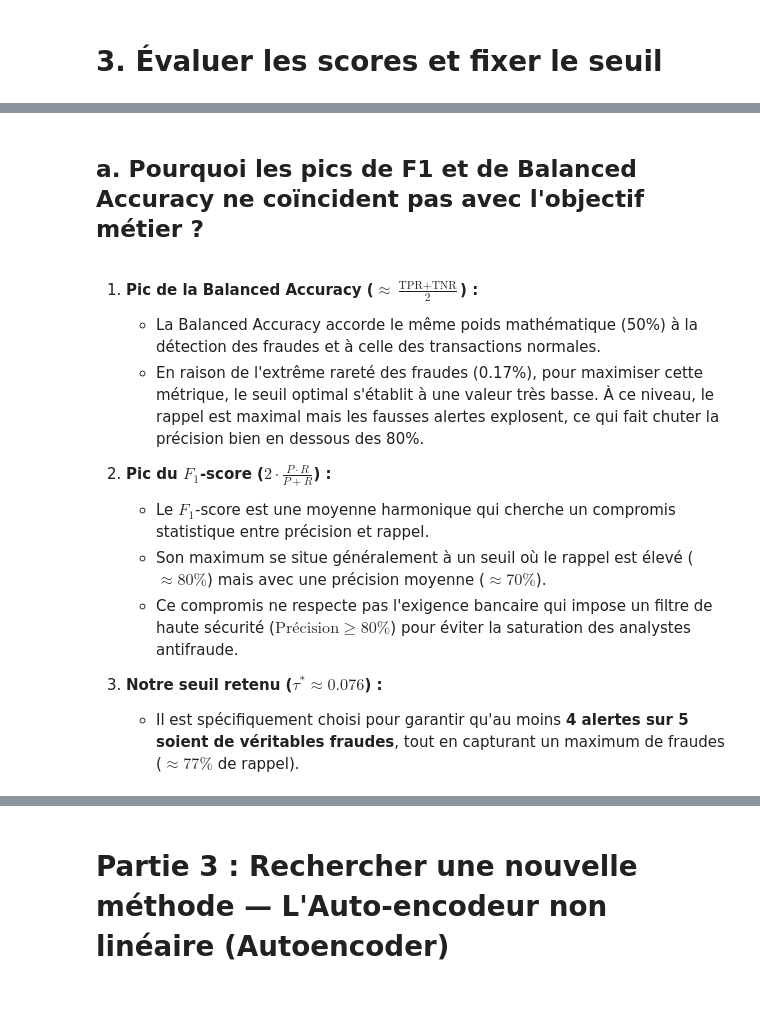
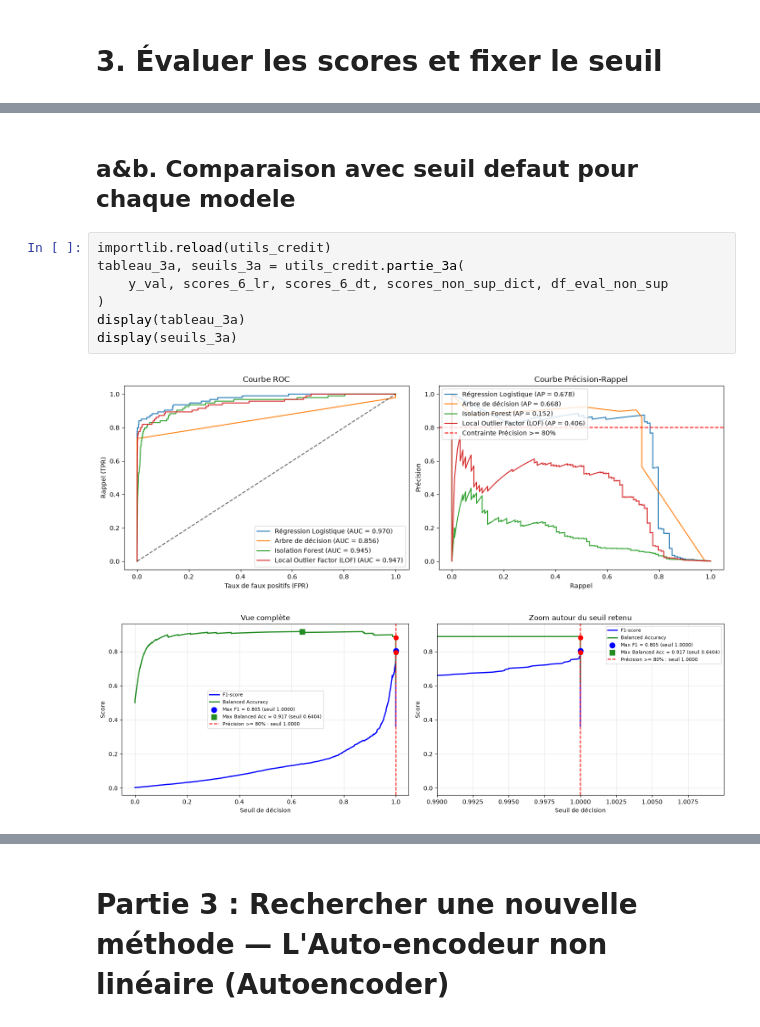
Before and after one commit to HananeDjouadi/TP-Anomalie-ML, a Jupyter notebook: notebook/partie2et3_fraudes.ipynb, the cells around one changed output, grey strips where cells are left out. Drawn from its saved outputs; the diff is of its cells as text; blank space fills up the shorter version.

```diff
--- a/notebook/partie2et3_fraudes.ipynb
+++ b/notebook/partie2et3_fraudes.ipynb
@@ -457,14 +434,12 @@ Seuil opérationnel retenu sur Validation : 0.075610
-# %% [markdown]
-## a. Pourquoi les pics de F1 et de Balanced Accuracy ne coïncident pas avec l'objectif métier ?
-# %% [markdown]
-1. **Pic de la Balanced Accuracy ($\approx \frac{\text{TPR} + \text{TNR}}{2}$) :**
-   - La Balanced Accuracy accorde le même poids mathématique (50%) à la détection des fraudes et à celle des transactions normales.
-   - En raison de l'extrême rareté des fraudes (0.17%), pour maximiser cette métrique, le seuil optimal s'établit à une valeur très basse. À ce niveau, le rappel est maximal mais les fausses alertes explosent, ce qui fait chuter la précision bien en dessous des 80%.
-
-2. **Pic du $F_1$-score ($2 \cdot \frac{P \cdot R}{P + R}$) :**
-   - Le $F_1$-score est une moyenne harmonique qui cherche un compromis statistique entre précision et rappel.
-   - Son maximum se situe généralement à un seuil où le rappel est élevé ($\approx 80\%$) mais avec une précision moyenne ($\approx 70\%$).
-   - Ce compromis ne respecte pas l'exigence bancaire qui impose un filtre de haute sécurité ($\text{Précision} \ge 80\%$) pour éviter la saturation des analystes antifraude.
-
-3. **Notre seuil retenu ($\tau^* \approx 0.076$) :**
-   - Il est spécifiquement choisi pour garantir qu'au moins **4 alertes sur 5 soient de véritables fraudes**, tout en capturant un maximum de fraudes ($\approx 77\%$ de rappel).
+# %% [markdown]
+## a&b. Comparaison avec seuil defaut pour chaque modele
+# %%
+importlib.reload(utils_credit)
+tableau_3a, seuils_3a = utils_credit.partie_3a(
+    y_val, scores_6_lr, scores_6_dt, scores_non_sup_dict, df_eval_non_sup
+)
+display(tableau_3a)
+display(seuils_3a)
+# %% [output]
+[figure, added]
+[figure, added]
```
Also changed, not shown: parts of 18 cells of this notebook, 1 other file.
